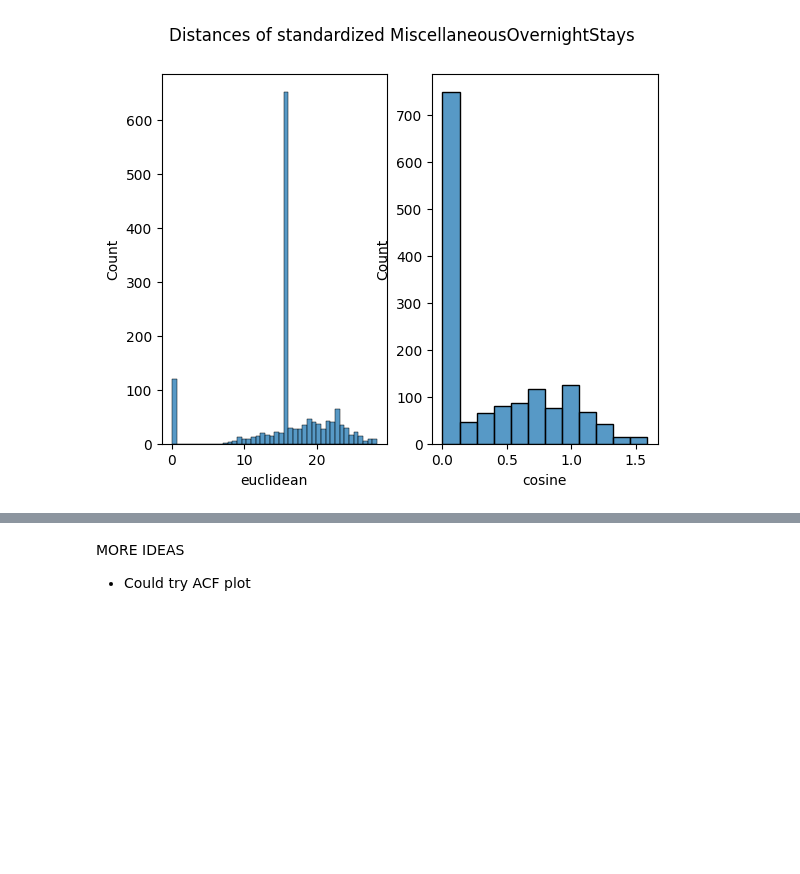
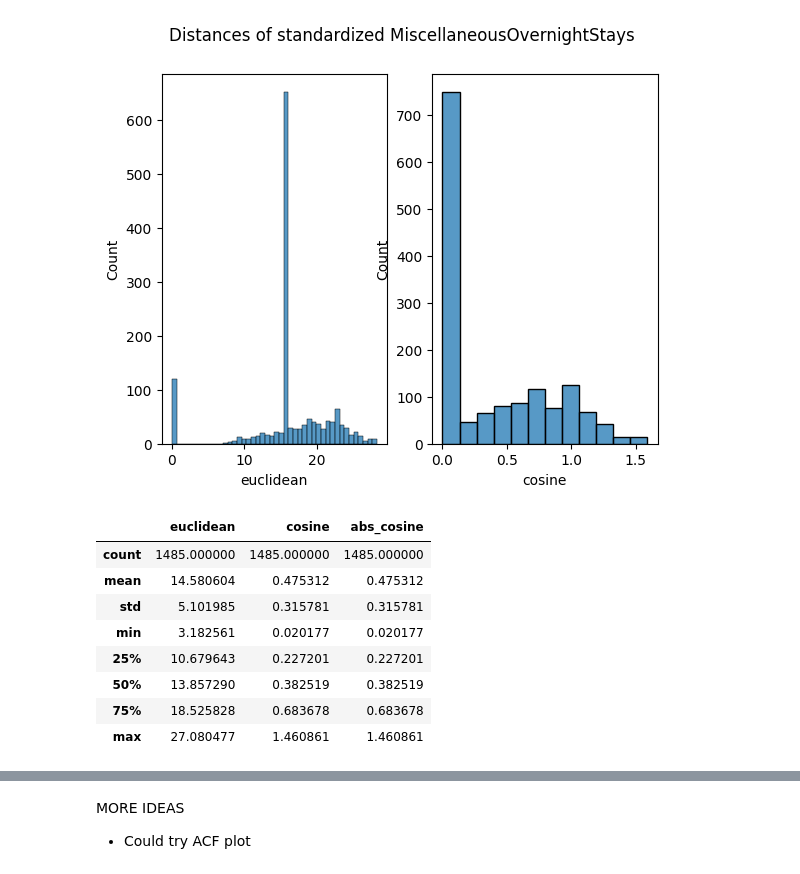
Before and after one commit to scmcqueen/NationalParksDataMining, a Jupyter notebook: state_similarity.ipynb, the cells around one changed output, grey strips where cells are left out. Drawn from its saved outputs; the diff is of its cells as text; code cells hidden in the pictures; blank space fills up the shorter version.

```diff
--- a/state_similarity.ipynb
+++ b/state_similarity.ipynb
@@ -309,4 +309,16 @@ for x in similarities.keys():
 [figure]
 [figure]
 [figure]
+# %%
+similarities['RecreationVisits'].describe()
+# %% [output]
+|  | euclidean | cosine | abs_cosine |
+| count | 1485.000000 | 1485.000000 | 1485.000000 |
+| mean | 14.580604 | 0.475312 | 0.475312 |
+| std | 5.101985 | 0.315781 | 0.315781 |
+| min | 3.182561 | 0.020177 | 0.020177 |
+| 25% | 10.679643 | 0.227201 | 0.227201 |
+| 50% | 13.857290 | 0.382519 | 0.382519 |
+| 75% | 18.525828 | 0.683678 | 0.683678 |
+| max | 27.080477 | 1.460861 | 1.460861 |
 # %% [markdown]
```
Also changed, not shown: parts of 5 cells of this notebook.
